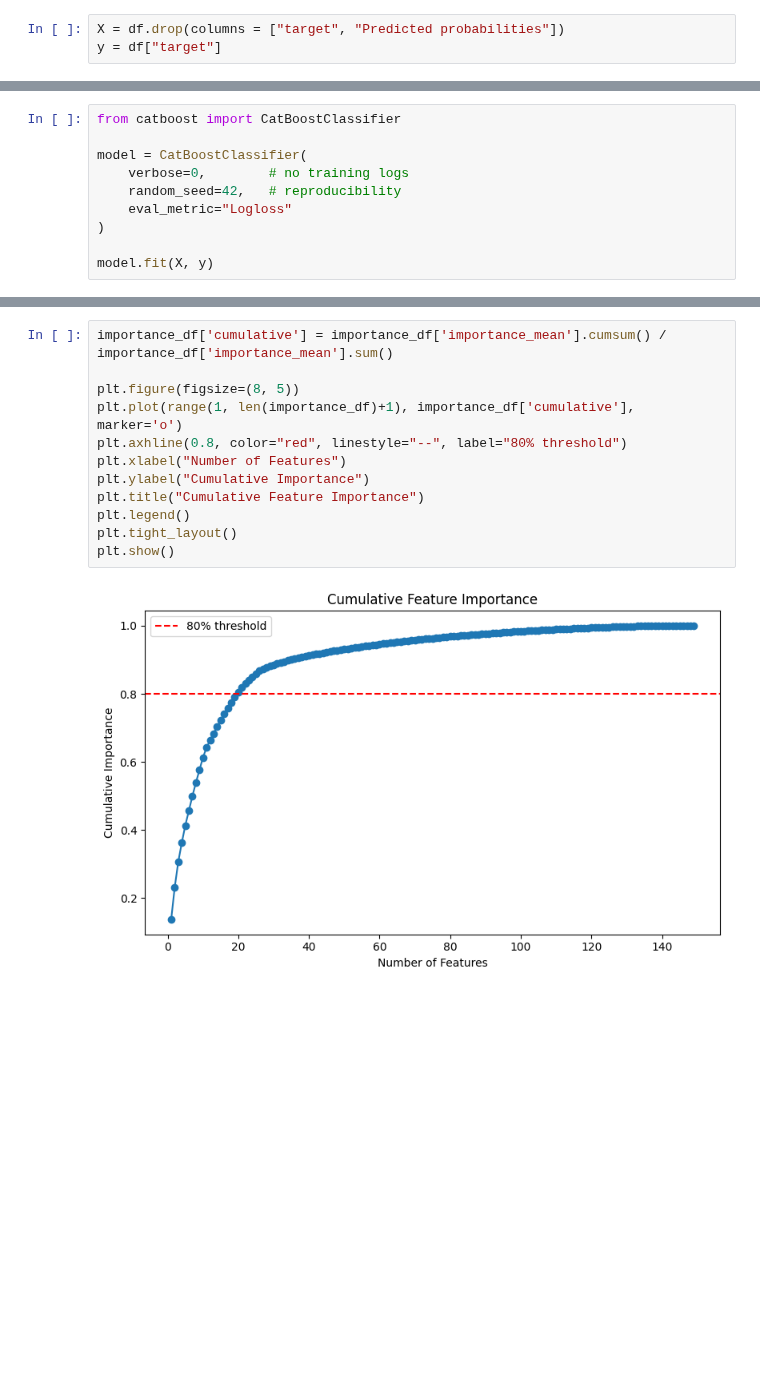
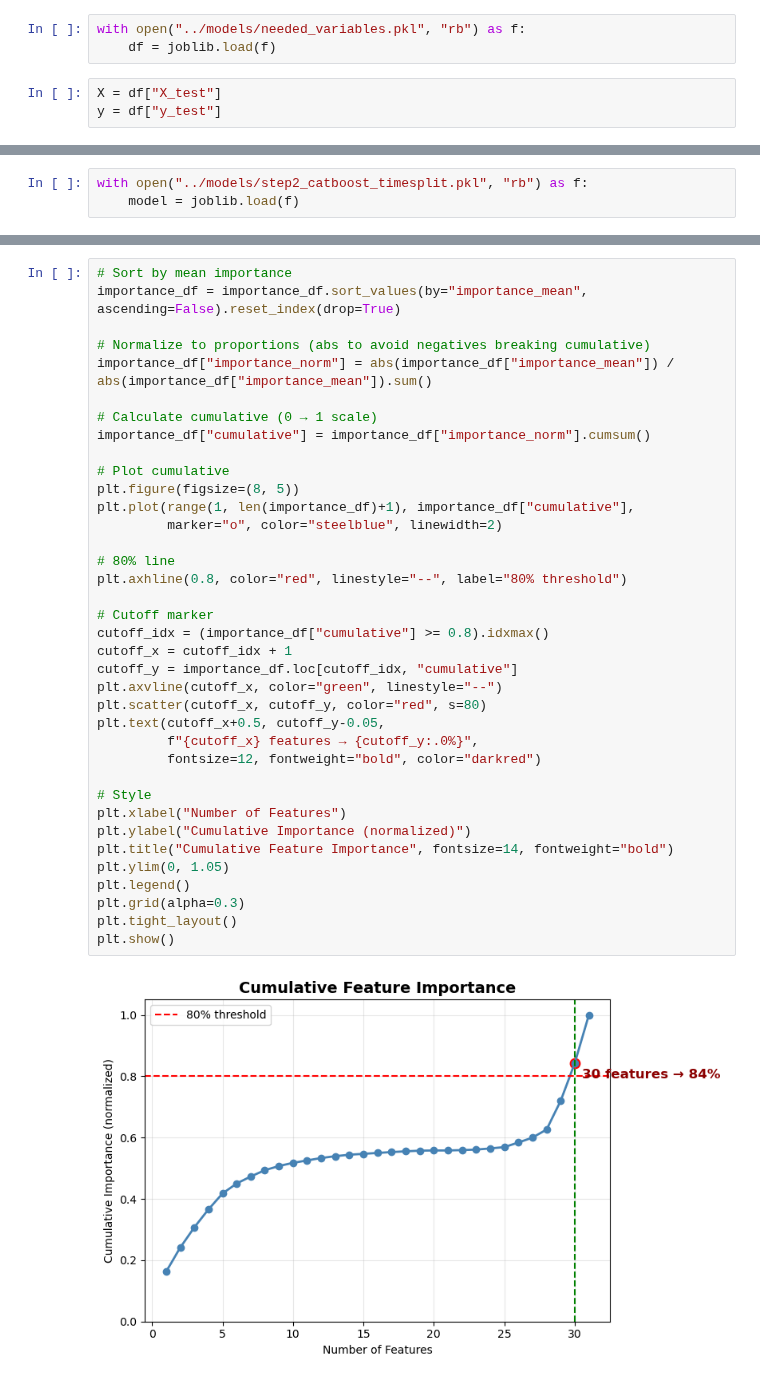
Before and after one commit to Sheetal-12/Interpretable-Credit-Default-Prediction, a Jupyter notebook: notebooks/step8.ipynb, the cells around one changed output, grey strips where cells are left out. Drawn from its saved outputs; the diff is of its cells as text; blank space fills up the shorter version.

Commit message:
step8

```diff
--- a/notebooks/step8.ipynb
+++ b/notebooks/step8.ipynb
@@ -14,3 +8,6 @@ df.head()
+# %%
+with open("../models/needed_variables.pkl", "rb") as f:
+    df = joblib.load(f)
 # %%
-X = df.drop(columns = ["target", "Predicted probabilities"])
-y = df["target"]
+X = df["X_test"]
+y = df["y_test"]
@@ -19,10 +13,0 @@ y = df["target"]
-# %%
-from catboost import CatBoostClassifier
-
-model = CatBoostClassifier(
-    verbose=0,        # no training logs
-    random_seed=42,   # reproducibility
-    eval_metric="Logloss"
-)
-
-model.fit(X, y)
@@ -68,0 +14,3 @@ print(importance_df)
+# %%
+with open("../models/step2_catboost_timesplit.pkl", "rb") as f:
+    model = joblib.load(f)
@@ -84,15 +99,40 @@ plt.show()
 # %%
-importance_df['cumulative'] = importance_df['importance_mean'].cumsum() / importance_df['importance_mean'].sum()
+# Sort by mean importance
+importance_df = importance_df.sort_values(by="importance_mean", ascending=False).reset_index(drop=True)
 
+# Normalize to proportions (abs to avoid negatives breaking cumulative)
+importance_df["importance_norm"] = abs(importance_df["importance_mean"]) / abs(importance_df["importance_mean"]).sum()
+
+# Calculate cumulative (0 → 1 scale)
+importance_df["cumulative"] = importance_df["importance_norm"].cumsum()
+
+# Plot cumulative
 plt.figure(figsize=(8, 5))
-plt.plot(range(1, len(importance_df)+1), importance_df['cumulative'], marker='o')
+plt.plot(range(1, len(importance_df)+1), importance_df["cumulative"],
+         marker="o", color="steelblue", linewidth=2)
+
+# 80% line
 plt.axhline(0.8, color="red", linestyle="--", label="80% threshold")
+
+# Cutoff marker
+cutoff_idx = (importance_df["cumulative"] >= 0.8).idxmax()
+cutoff_x = cutoff_idx + 1
+cutoff_y = importance_df.loc[cutoff_idx, "cumulative"]
+plt.axvline(cutoff_x, color="green", linestyle="--")
+plt.scatter(cutoff_x, cutoff_y, color="red", s=80)
+plt.text(cutoff_x+0.5, cutoff_y-0.05,
+         f"{cutoff_x} features → {cutoff_y:.0%}",
+         fontsize=12, fontweight="bold", color="darkred")
+
+# Style
 plt.xlabel("Number of Features")
-plt.ylabel("Cumulative Importance")
-plt.title("Cumulative Feature Importance")
+plt.ylabel("Cumulative Importance (normalized)")
+plt.title("Cumulative Feature Importance", fontsize=14, fontweight="bold")
+plt.ylim(0, 1.05)
 plt.legend()
+plt.grid(alpha=0.3)
 plt.tight_layout()
 plt.show()
 # %% [output]
-[figure, old version]
+[figure, new version]
 # %%
```
Also changed, not shown: parts of 10 cells of this notebook.
